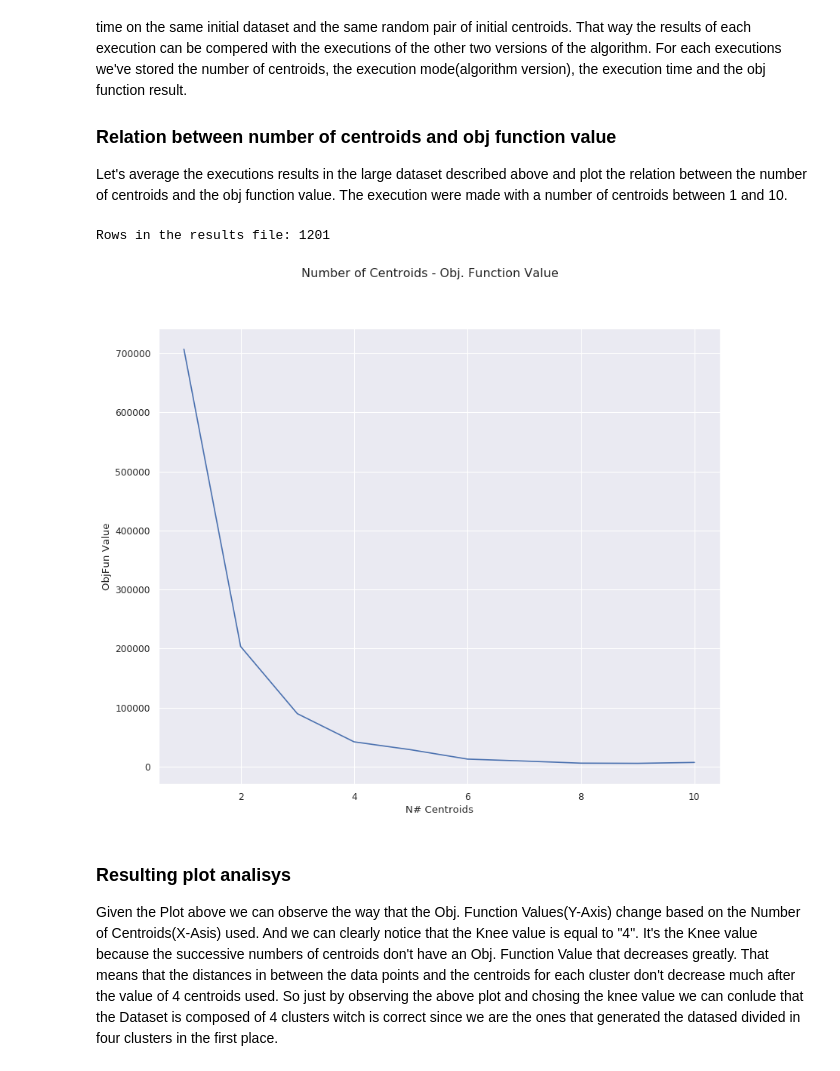
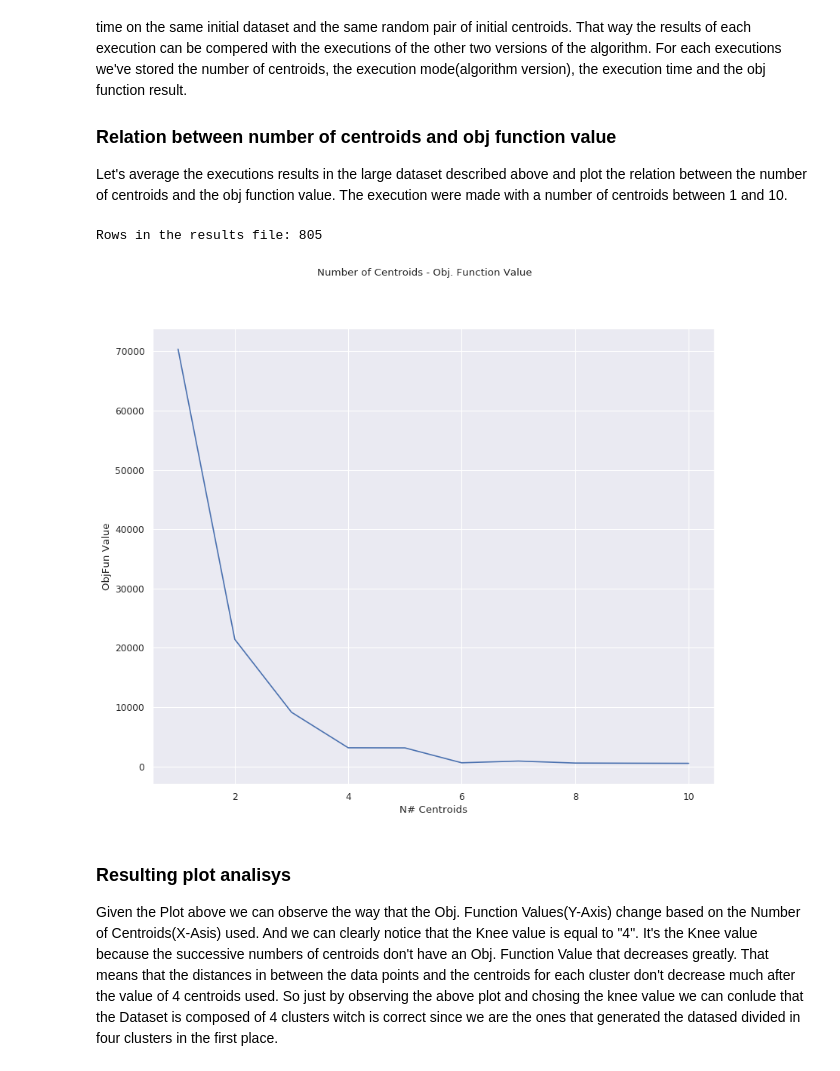
Before and after one commit to thestarivore/openmp-mpi_k-means-clustering, a Jupyter notebook: openmp_mpi_k-means.ipynb, the cells around one changed output. Saved outputs shown, nothing was run; the diff lists cells and outputs as text; code cells hidden in the pictures.

```diff
--- a/openmp_mpi_k-means.ipynb
+++ b/openmp_mpi_k-means.ipynb
@@ -24,13 +24,13 @@ N_SAMPLES = 100000
 # Get path of the current dir, then use it to create paths:
 CURRENT_DIR = os.path.dirname("__file__")
 file_path = os.path.join(CURRENT_DIR, 'dataset_display/dataset.csv')
-initial_dataset_path = os.path.join(CURRENT_DIR, 'dataset_display/initialdataset.csv')
-initial_centroids_path = os.path.join(CURRENT_DIR, 'dataset_display/initialcentroids.csv')
+initial_dataset_path = os.path.join(CURRENT_DIR, 'dataset_display/results_10K/initialdataset.csv')
+initial_centroids_path = os.path.join(CURRENT_DIR, 'dataset_display/results_10K/initialcentroids.csv')
 new_dataset_path = os.path.join(CURRENT_DIR, 'dataset_display/newdataset.csv')
 new_centroids_path = os.path.join(CURRENT_DIR, 'dataset_display/newcentroids.csv')
-objfun_path = os.path.join(CURRENT_DIR, 'dataset_display/objfun.csv')
-exectimes_path = os.path.join(CURRENT_DIR, 'dataset_display/exectimes.csv')
-results_path = os.path.join(CURRENT_DIR, 'dataset_display/results.csv')
+objfun_path = os.path.join(CURRENT_DIR, 'dataset_display/results_10K/objfun.csv')
+exectimes_path = os.path.join(CURRENT_DIR, 'dataset_display/results_10K/exectimes.csv')
+results_path = os.path.join(CURRENT_DIR, 'dataset_display/results_10K/results.csv')
 
 fig_width = 12
 fig_height = 10
@@ -193,7 +199,7 @@ The program written in C actually executes three different versions of the K-Mea
 All three versions will produce the same result and same objective function value, but they will have different execution times. We've set the maximum number of cores for the OpenMP verision (4 on this PC), and 4 parallel processes for the MPI Version. As expected the OpenMP and MPI version perform much better that the sequential version, here are the result on this dataset:
 # %%
 print('Execution Times:\n')
-t = numpy.zeros(3)
+t = numpy.zeros(4)
 with open(exectimes_path) as csvfile:
     reader = csv.DictReader(csvfile)
     for i,row in enumerate(reader):
@@ -202,6 +208,7 @@ with open(exectimes_path) as csvfile:
 print('Normal Execution --> ' + str(t[0]*1000) + 'ms')
 print('OpenMP Execution --> ' + str(t[1]*1000) + 'ms')
 print('MPI Execution    --> ' + str(t[2]*1000) + 'ms')
+print('MPI + OpenMP Execution    --> ' + str(t[3]*1000) + 'ms')
 # %% [output]
 Execution Times:
 
@@ -212,7 +219,7 @@ MPI Execution    --> 60.367999999999995ms
 # %% [markdown]
 While the value of the Objective Function is:
 # %%
-objfun = numpy.zeros(3)
+objfun = numpy.zeros(4)
 with open(objfun_path) as csvfile:
     reader = csv.DictReader(csvfile)
     for i,row in enumerate(reader):
@@ -238,24 +245,27 @@ row_count = 0
 with open(results_path) as csvfile:
     row_count = sum(1 for line in csvfile)
 print ("Rows in the results file: " + str(row_count))
-EXECUTIONS = int((row_count - 1)/3)
+EXECUTIONS = int((row_count - 1)/4)
 
 n_c      = numpy.zeros(EXECUTIONS)
 openmp_c = numpy.zeros(EXECUTIONS)
 mpi_c    = numpy.zeros(EXECUTIONS)
+mpi_mp_c = numpy.zeros(EXECUTIONS)
 
 n_t      = numpy.zeros(EXECUTIONS)
 openmp_t = numpy.zeros(EXECUTIONS)
 mpi_t    = numpy.zeros(EXECUTIONS)
+mpi_mp_t = numpy.zeros(EXECUTIONS)
 
 n_of      = numpy.zeros(EXECUTIONS)
 openmp_of = numpy.zeros(EXECUTIONS)
 mpi_of    = numpy.zeros(EXECUTIONS)
+mpi_mp_of = numpy.zeros(EXECUTIONS)
 
 # Read the new centroids from the CVS file
 with open(results_path) as csvfile:
     reader = csv.DictReader(csvfile)
-    i1,i2,i3=0,0,0
+    i1,i2,i3,i4=0,0,0,0
     for i,row in enumerate(reader):
         mode = int(row['Mode'])
         #print(mode + "-" + str(i))
@@ -277,35 +287,41 @@ with open(results_path) as csvfile:
             mpi_c[i3]  = float(row['K'])
             mpi_t[i3]  = float(row['Time'])
             mpi_of[i3] = float(row['ObjFun'])
             i3 = i3 + 1
+        #MPI + OpenMP Execution
+        elif mode == 3:
+            mpi_c[i4]  = float(row['K'])
+            mpi_t[i4]  = float(row['Time'])
+            mpi_of[i4] = float(row['ObjFun'])
+            i4 = i4 + 1
 
 x_val = numpy.zeros(10)
 y_val = numpy.zeros(10)
 
 #Calc the mean values
 for i in range(0,10):
     x_val[i] = i + 1
     #print(str(i))
 
     #Iterate all the executions for each centroid number
     for j in range(EXECUTIONS):
         if n_c[j] == i+1:
             y_val[i] = y_val[i] + n_of[j]
 
     #Obj Function values mean
     y_val[i] = y_val[i] / EXECUTIONS
     #print(str(y_val[i]))
 
 #Plot the between number of centroids and obj function value
 plt.figure(figsize=(fig_width, fig_height), dpi= 80, facecolor='w', edgecolor='k')
 plt.plot(x_val,y_val)
 plt.suptitle('Number of Centroids - Obj. Function Value')
 plt.xlabel('N# Centroids')
 plt.ylabel('ObjFun Value')
 plt.show()
 # %% [output]
-Rows in the results file: 1201
+Rows in the results file: 805
-[figure, old version]
+[figure, new version]
 # %% [markdown]
 ### Resulting plot analisys
 Given the Plot above we can observe the way that the Obj. Function Values(Y-Axis) change based on the Number of Centroids(X-Asis) used. And we can clearly notice that the Knee value is equal to "4". It's the Knee value because the successive numbers of centroids don't have an Obj. Function Value that decreases greatly. That means that the distances in between the data points and the centroids for each cluster don't decrease much after the value of 4 centroids used. So just by observing the above plot and chosing the knee value we can conlude that the Dataset is composed of 4 clusters witch is correct since we are the ones that generated the datased divided in four clusters in the first place.
```
Also changed, not shown: parts of 8 cells of this notebook, 4 other files.
